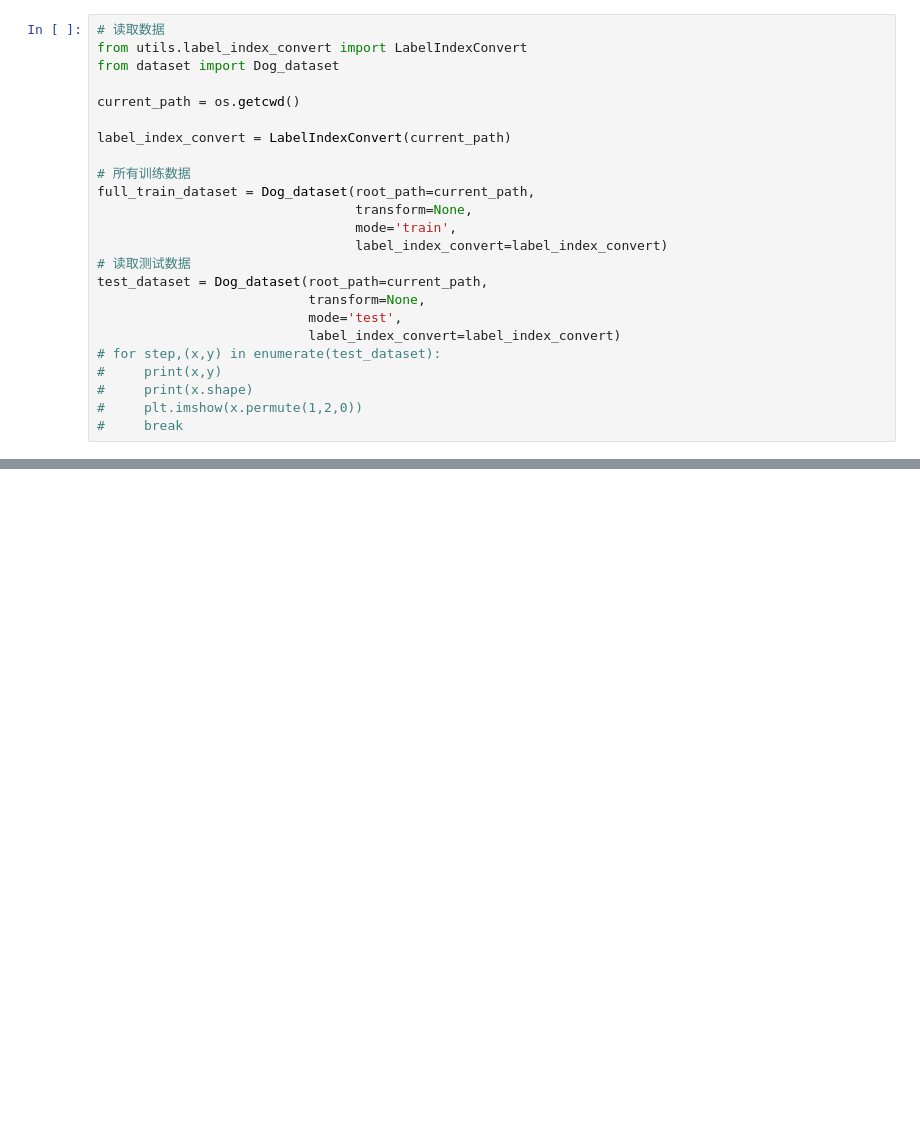
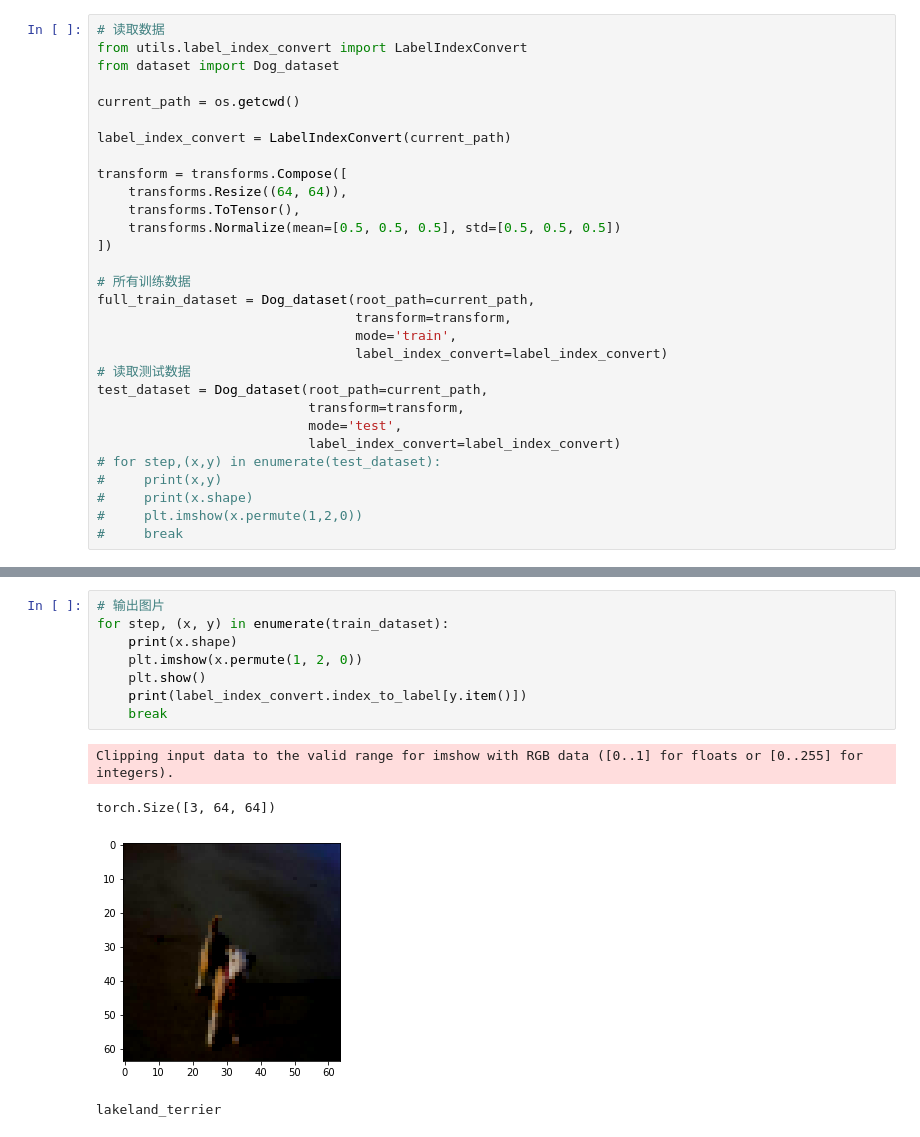
Before and after one commit to Leezed525/leezed-kaggle, a Jupyter notebook: Dog Breed Identification/dog_breed_identification.ipynb, the cells around one changed output, grey strips where cells are left out. Saved outputs shown, nothing was run; the diff lists cells and outputs as text; blank space fills up the shorter version.

```diff
--- a/Dog Breed Identification/dog_breed_identification.ipynb
+++ b/Dog Breed Identification/dog_breed_identification.ipynb
@@ -17,14 +20,20 @@ current_path = os.getcwd()
 
 label_index_convert = LabelIndexConvert(current_path)
 
+transform = transforms.Compose([
+    transforms.Resize((64, 64)),
+    transforms.ToTensor(),
+    transforms.Normalize(mean=[0.5, 0.5, 0.5], std=[0.5, 0.5, 0.5])
+])
+
 # 所有训练数据
 full_train_dataset = Dog_dataset(root_path=current_path,
-                                 transform=None,
+                                 transform=transform,
                                  mode='train',
                                  label_index_convert=label_index_convert)
 # 读取测试数据
 test_dataset = Dog_dataset(root_path=current_path,
-                           transform=None,
+                           transform=transform,
                            mode='test',
                            label_index_convert=label_index_convert)
 # for step,(x,y) in enumerate(test_dataset):
@@ -46,3 +55,16 @@ train_dataset , val_dataset = torch.utils.data.random_split(full_train_dataset,[
 all_train_count: 10222
 train_size: 8177
 val_size: 2045
+# %%
+# 输出图片
+for step, (x, y) in enumerate(train_dataset):
+    print(x.shape)
+    plt.imshow(x.permute(1, 2, 0))
+    plt.show()
+    print(label_index_convert.index_to_label[y.item()])
+    break
+# %% [output]
+Clipping input data to the valid range for imshow with RGB data ([0..1] for floats or [0..255] for integers).
+torch.Size([3, 64, 64])
+[figure, added]
+lakeland_terrier
```
Also changed, not shown: parts of 5 cells of this notebook, 4 other files.
